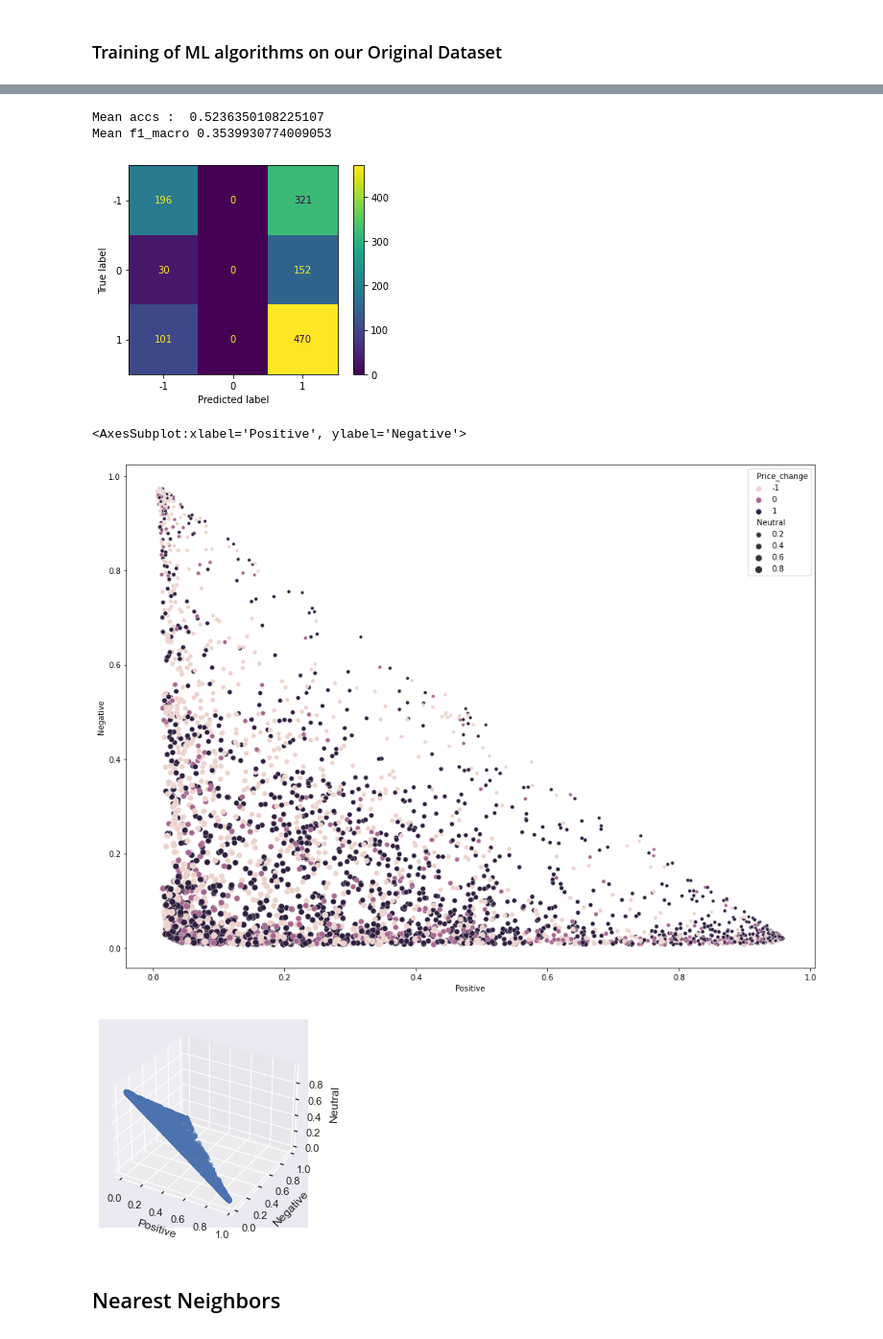
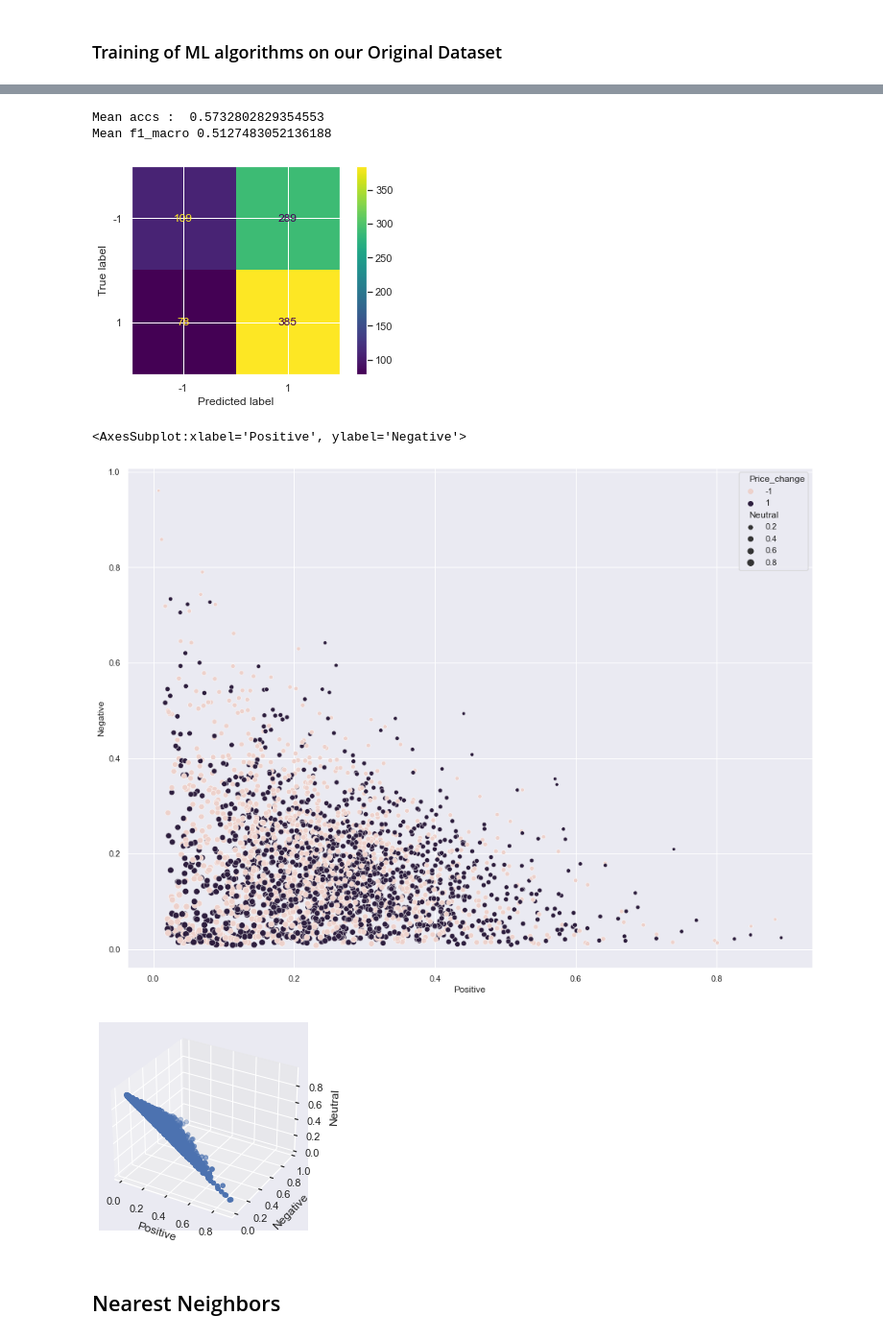
Before and after one commit to Poulinakis-Konstantinos/Stock_prediction_with_News_Sentiment_Analysis, a Jupyter notebook: ML_algos.ipynb, the cells around one changed output, grey strips where cells are left out. Shown at 96% size. Drawn from its saved outputs; the diff is of its cells as text; code cells hidden in the pictures.

Commit message:
SP500 finance with sentim from 30 most important S&P companies

```diff
--- a/ML_algos.ipynb
+++ b/ML_algos.ipynb
@@ -12,7 +12,7 @@ from sklearn.metrics import classification_report
 from sklearn.model_selection import train_test_split
 from sklearn.model_selection import cross_validate
 # %%
-data = pd.read_csv('Datasets/8_comps.csv')
+data = pd.read_csv('Datasets/sp500_sentiment_non_weighted.csv')
 data.Price_change = data.Price_change.astype(int)
 data
 # %% [output]
@@ -86,8 +86,8 @@ print("Mean accs : ",accs)
 f1_macros = cv_scores['test_f1_macro'].mean()
 print("Mean f1_macro", f1_macros)
 # %% [output]
-Mean accs :  0.5236350108225107
-Mean f1_macro 0.3539930774009053
+Mean accs :  0.5732802829354553
+Mean f1_macro 0.5127483052136188
 # %%
 predictions = logisticRegr.predict(X_test)
 cm = confusion_matrix(y_test, predictions, labels=logisticRegr.classes_)
@@ -96,33 +96,33 @@ disp = ConfusionMatrixDisplay(confusion_matrix=cm,
 disp.plot()
 plt.show()
 # %% [output]
-[figure, old version]
+[figure, new version]
 # %%
 fig , ax = plt.subplots(figsize=(16,12))
 sns.scatterplot(data=data, x="Positive", y="Negative", size='Neutral', hue = 'Price_change')
 # %% [output]
 <AxesSubplot:xlabel='Positive', ylabel='Negative'>
-[figure, old version]
+[figure, new version]
 # %%
 from mpl_toolkits.mplot3d import Axes3D
 sns.set(style = "darkgrid")
 
 fig = plt.figure()
 ax = fig.add_subplot(111, projection = '3d')
 
-x = data['Positive']
-y = data['Negative']
-z = data['Neutral']
+x_plot = data['Positive']
+y_plot = data['Negative']
+z_plot = data['Neutral']
 
 ax.set_xlabel("Positive")
 ax.set_ylabel("Negative")
 ax.set_zlabel("Neutral")
 
-ax.scatter(x, y, z)
+ax.scatter(x_plot, y_plot, z_plot)
 
 plt.show()
 # %% [output]
-[figure, old version]
+[figure, new version]
 # %% [markdown]
 ## Nearest Neighbors
 # %%
```
Also changed, not shown: parts of 39 cells of this notebook, 3 other files.
